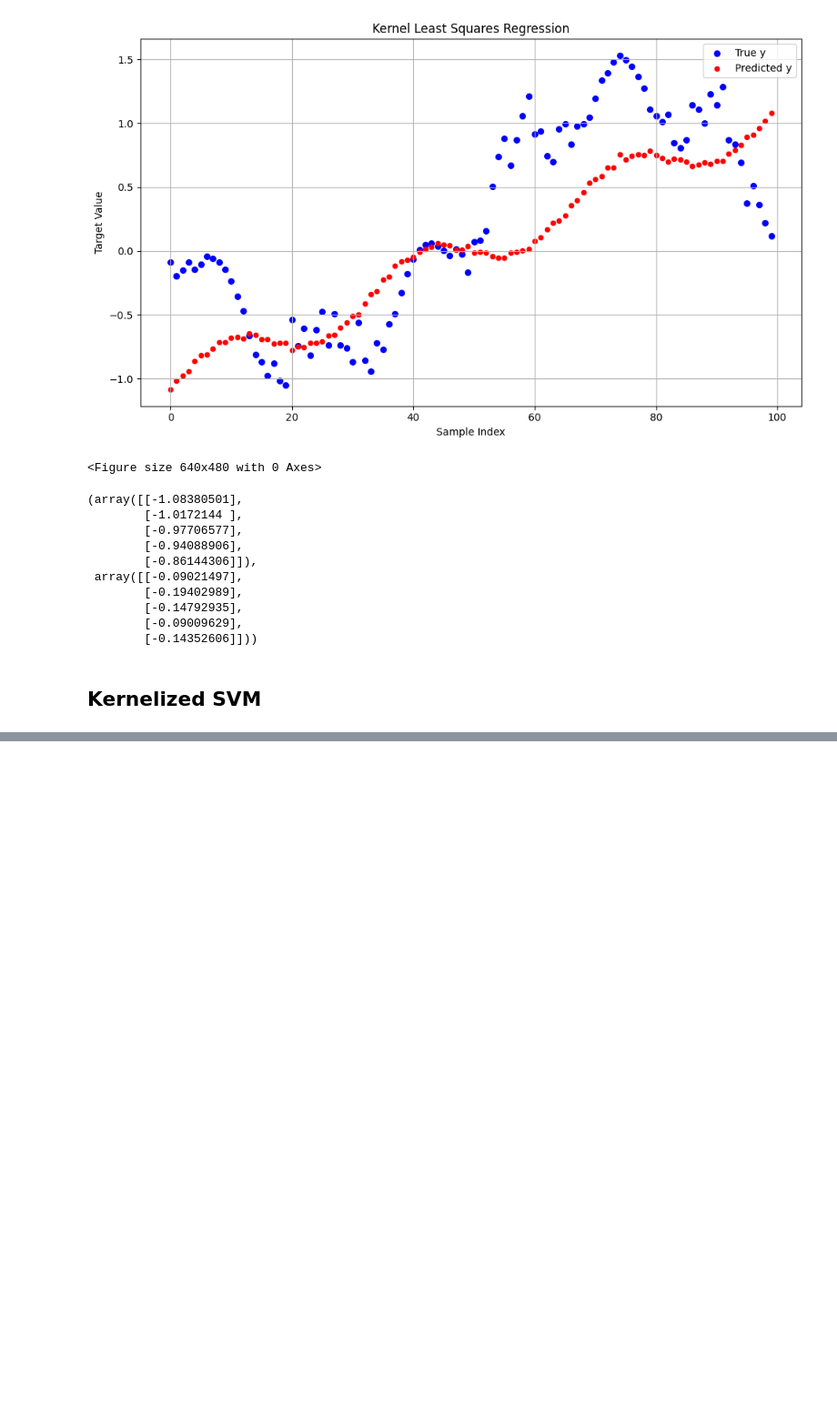
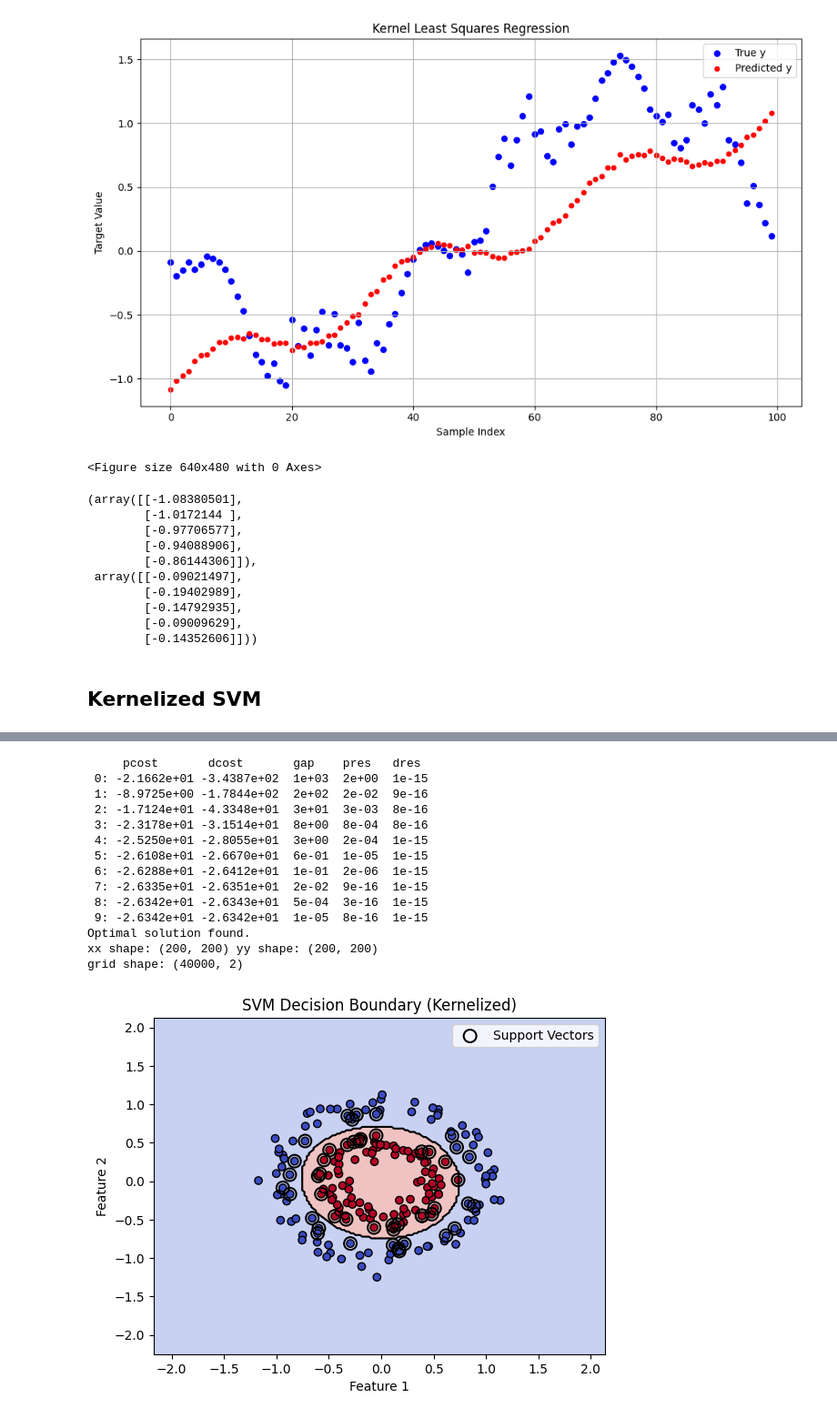
Before and after one commit to Hanifemam/pattern_recognition, a Jupyter notebook: course_implementation/kernel_basic.ipynb, the cells around one changed output, grey strips where cells are left out. Shown: that part at 91% size. Drawn from its saved outputs; the diff is of its cells as text; code cells hidden in the pictures; blank space fills up the shorter version.

```diff
--- a/course_implementation/kernel_basic.ipynb
+++ b/course_implementation/kernel_basic.ipynb
@@ -238,0 +272,60 @@ def predict(model, X_test):
+# %%
+import numpy as np
+import matplotlib.pyplot as plt
+
+def plot_decision_boundary(model, X, y, resolution=200):
+    # Create a meshgrid over the feature space
+    x_min, x_max = X[:, 0].min() - 1, X[:, 0].max() + 1
+    y_min, y_max = X[:, 1].min() - 1, X[:, 1].max() + 1
+    xx, yy = np.meshgrid(np.linspace(x_min, x_max, resolution),
+                         np.linspace(y_min, y_max, resolution))
+    print("xx shape:", xx.shape, "yy shape:", yy.shape)
+
+    # Flatten grid and predict using SVM
+    grid = np.c_[xx.ravel(), yy.ravel()]
+    print("grid shape:", grid.shape)
+    Z = predict(model, grid)
+    Z = Z.reshape(xx.shape)
+
+    # Plot the decision boundary and margin
+    plt.contourf(xx, yy, Z, alpha=0.3, cmap='coolwarm')
+    plt.contour(xx, yy, Z, levels=[0], colors='k', linewidths=1.5)  # Decision boundary
+
+    # Plot original data points
+    plt.scatter(X[:, 0], X[:, 1], c=y, cmap='coolwarm', edgecolors='k')
+    plt.scatter(model['support_vectors'][:, 0], model['support_vectors'][:, 1],
+                s=100, facecolors='none', edgecolors='k', linewidths=1.5, label='Support Vectors')
+
+    plt.title("SVM Decision Boundary (Kernelized)")
+    plt.legend()
+    plt.xlabel("Feature 1")
+    plt.ylabel("Feature 2")
+    plt.show()
+# %%
+from sklearn.datasets import make_circles
+
+# Generate 2D circular data
+X, y = make_circles(n_samples=200, noise=0.1, factor=0.5)
+y = np.where(y == 0, -1, 1)
+
+# Train SVM with RBF kernel
+model = train_svm(X, y, C=1.0, gamma=1.0)
+
+# Plot decision boundary
+plot_decision_boundary(model, X, y)
+# %% [output]
+     pcost       dcost       gap    pres   dres
+ 0: -2.1662e+01 -3.4387e+02  1e+03  2e+00  1e-15
+ 1: -8.9725e+00 -1.7844e+02  2e+02  2e-02  9e-16
+ 2: -1.7124e+01 -4.3348e+01  3e+01  3e-03  8e-16
+ 3: -2.3178e+01 -3.1514e+01  8e+00  8e-04  8e-16
+ 4: -2.5250e+01 -2.8055e+01  3e+00  2e-04  1e-15
+ 5: -2.6108e+01 -2.6670e+01  6e-01  1e-05  1e-15
+ 6: -2.6288e+01 -2.6412e+01  1e-01  2e-06  1e-15
+ 7: -2.6335e+01 -2.6351e+01  2e-02  9e-16  1e-15
+ 8: -2.6342e+01 -2.6343e+01  5e-04  3e-16  1e-15
+ 9: -2.6342e+01 -2.6342e+01  1e-05  8e-16  1e-15
+Optimal solution found.
+xx shape: (200, 200) yy shape: (200, 200)
+grid shape: (40000, 2)
+[figure, added]
```
Also changed, not shown: parts of 1 cell of this notebook, 1 other file.
